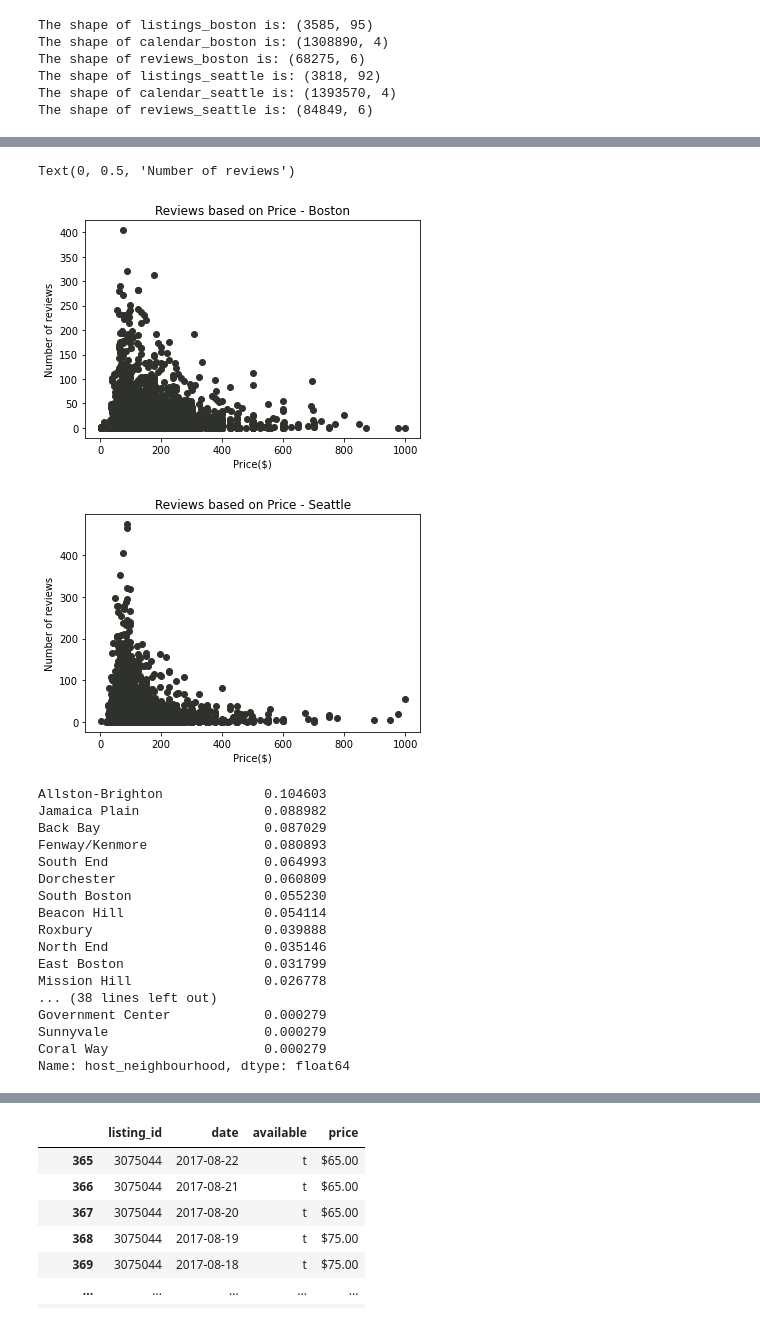
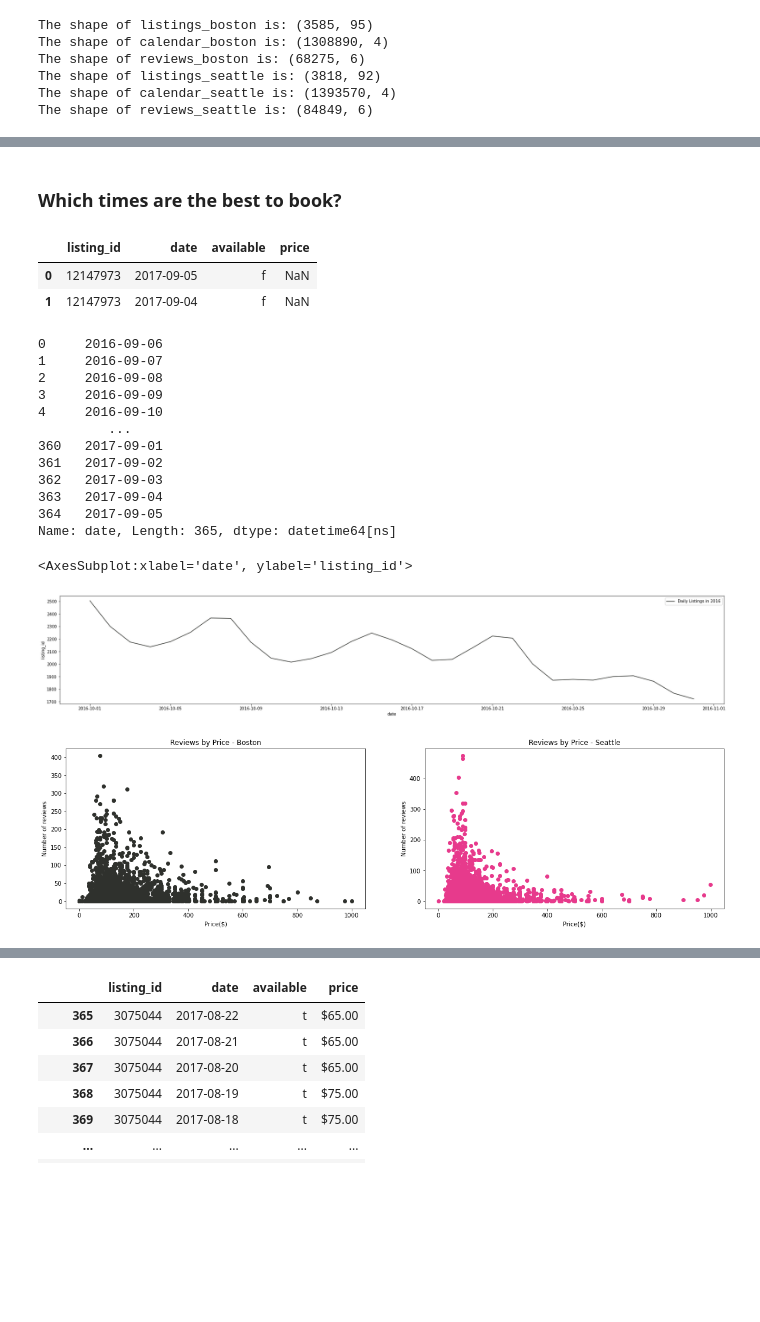
Before and after one commit to kashyapbarua/airbnb-price-analysis, a Jupyter notebook: DataScientist_Project-Airbnb.ipynb, the cells around one changed output, grey strips where cells are left out. Saved outputs shown, nothing was run; the diff lists cells and outputs as text; code cells hidden in the pictures; blank space fills up the shorter version.

Commit message:
Completed first two parts of the business questions
Used data to answer some of the questions listed along with code comments and other documentation in the juptyer notebook

```diff
--- a/DataScientist_Project-Airbnb.ipynb
+++ b/DataScientist_Project-Airbnb.ipynb
@@ -168,32 +234,62 @@ catplot_seattle.set_xticklabels(rotation=45, horizontalalignment='right').set_ax
+# %% [markdown]
+### Which times are the best to book?
+# %%
+calendar_boston.head(2)
+# %% [output]
+|  | listing_id | date | available | price |
+| 0 | 12147973 | 2017-09-05 | f | NaN |
+| 1 | 12147973 | 2017-09-04 | f | NaN |
+# %%
+boston_daily = calendar_boston[calendar_boston.available == 'f'].groupby(by = ['date'], as_index = False)['listing_id'].nunique()
+boston_daily['date'] = pd.to_datetime(boston_daily['date'])
+boston_daily.date
+# %% [output]
+0     2016-09-06
+1     2016-09-07
+2     2016-09-08
+3     2016-09-09
+4     2016-09-10
+         ...
+360   2017-09-01
+361   2017-09-02
+362   2017-09-03
+363   2017-09-04
+364   2017-09-05
+Name: date, Length: 365, dtype: datetime64[ns]
+# %%
+cat_2016 = boston_daily[(boston_daily['date'].dt.year == 2016) & (boston_daily['date'].dt.month == 10)]
+cat_2017 =boston_daily[boston_daily['date'].dt.year == 2017]
+
+plt.figure(figsize = (30,5))
+sns.lineplot(x = 'date',
+             y = 'listing_id',
+             data = cat_2016,
+             label = 'Daily Listings in 2016')
+
+# # plot using rolling average
+# sns.lineplot(x = 'date',
+#              y = 'listing_id',
+#              data = cat_2017,
+#              label = 'Daily Listings in 2017')
+# %% [output]
+<AxesSubplot:xlabel='date', ylabel='listing_id'>
+[figure, added]
 # %%
+scatter_boston = listings_filtered_boston[['number_of_reviews', 'price']].sort_values(by = 'price')
+scatter_seattle = listings_filtered_seattle[['number_of_reviews', 'price']].sort_values(by = 'price')
 
-listings_filtered_boston[['number_of_reviews', 'price']].sort_values(by = 'price').plot(x = 'price', y = 'number_of_reviews', style = 'o', figsize =(6,4), legend = False, title = 'Reviews based on Price - Boston')
+plt.figure(figsize = (20,5))
+plt.subplot(1,2,1)
+plt.scatter(scatter_boston['price'], scatter_boston['number_of_reviews'], color = '#2f312d')
+plt.title('Reviews by Price - Boston')
 plt.xlabel("Price($)")
 plt.ylabel("Number of reviews")
-listings_filtered_seattle[['number_of_reviews', 'price']].sort_values(by = 'price').plot(x = 'price', y = 'number_of_reviews', style = 'o', figsize =(6,4), legend = False, title = 'Reviews based on Price - Seattle')
+plt.subplot(1,2,2)
+plt.scatter(scatter_seattle['price'], scatter_seattle['number_of_reviews'], color = '#e73a8c')
+# plot(x = 'price', y = 'number_of_reviews', style = 'o', figsize =(6,4), legend = False, title = 'Reviews based on Price - Seattle')
+plt.title('Reviews by Price - Seattle')
 plt.xlabel("Price($)")
 plt.ylabel("Number of reviews")
+plt.show()
 # %% [output]
-Text(0, 0.5, 'Number of reviews')
-[figure, old version]
+[figure, new version]
-[figure, removed]
-# %%
-listings_boston.host_neighbourhood.value_counts()/listings_boston.shape[0]
-# %% [output]
-Allston-Brighton             0.104603
-Jamaica Plain                0.088982
-Back Bay                     0.087029
-Fenway/Kenmore               0.080893
-South End                    0.064993
-Dorchester                   0.060809
-South Boston                 0.055230
-Beacon Hill                  0.054114
-Roxbury                      0.039888
-North End                    0.035146
-East Boston                  0.031799
-Mission Hill                 0.026778
-... (38 lines left out)
-Government Center            0.000279
-Sunnyvale                    0.000279
-Coral Way                    0.000279
-Name: host_neighbourhood, dtype: float64
```
Also changed, not shown: parts of 15 cells of this notebook.
